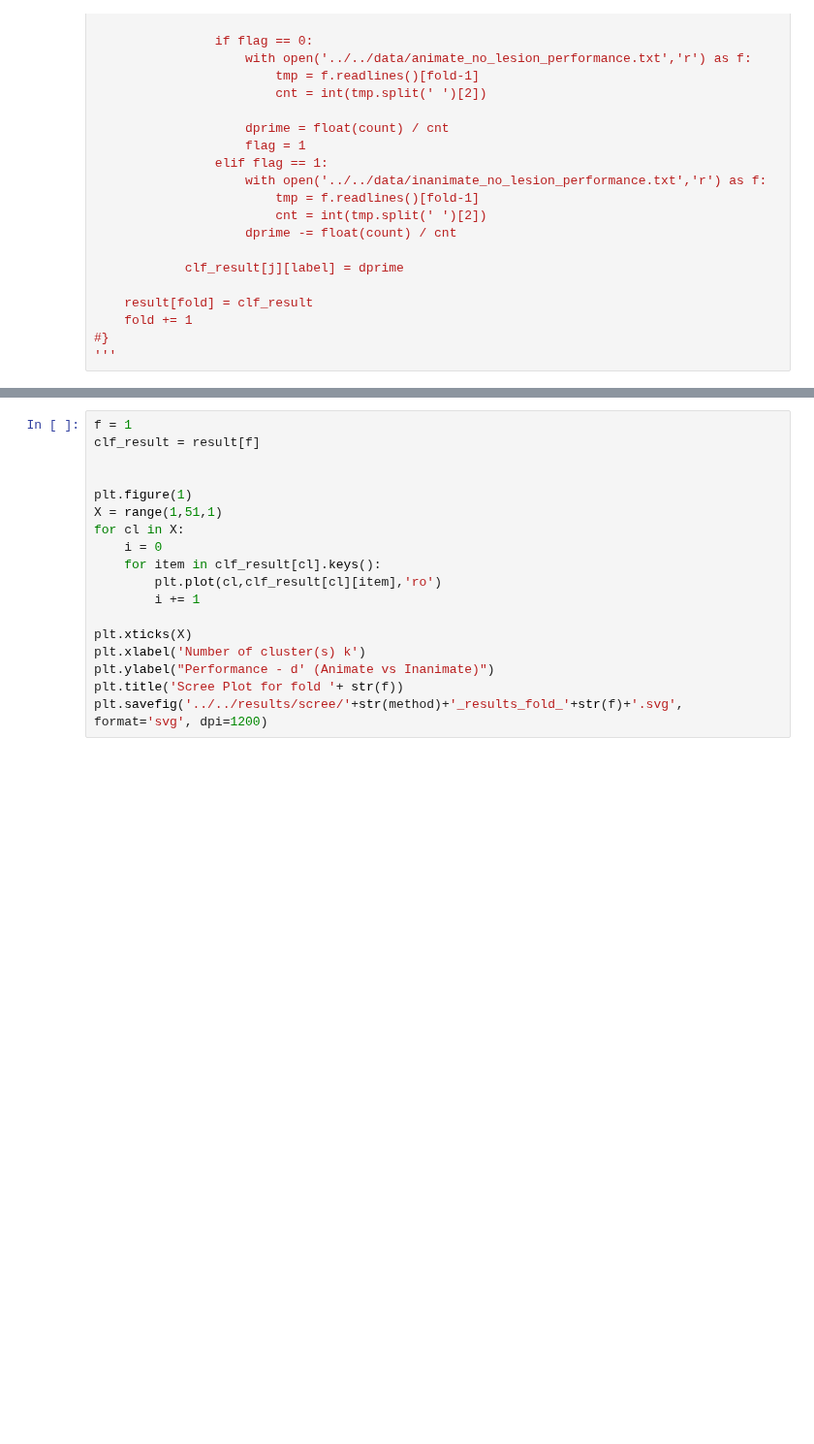
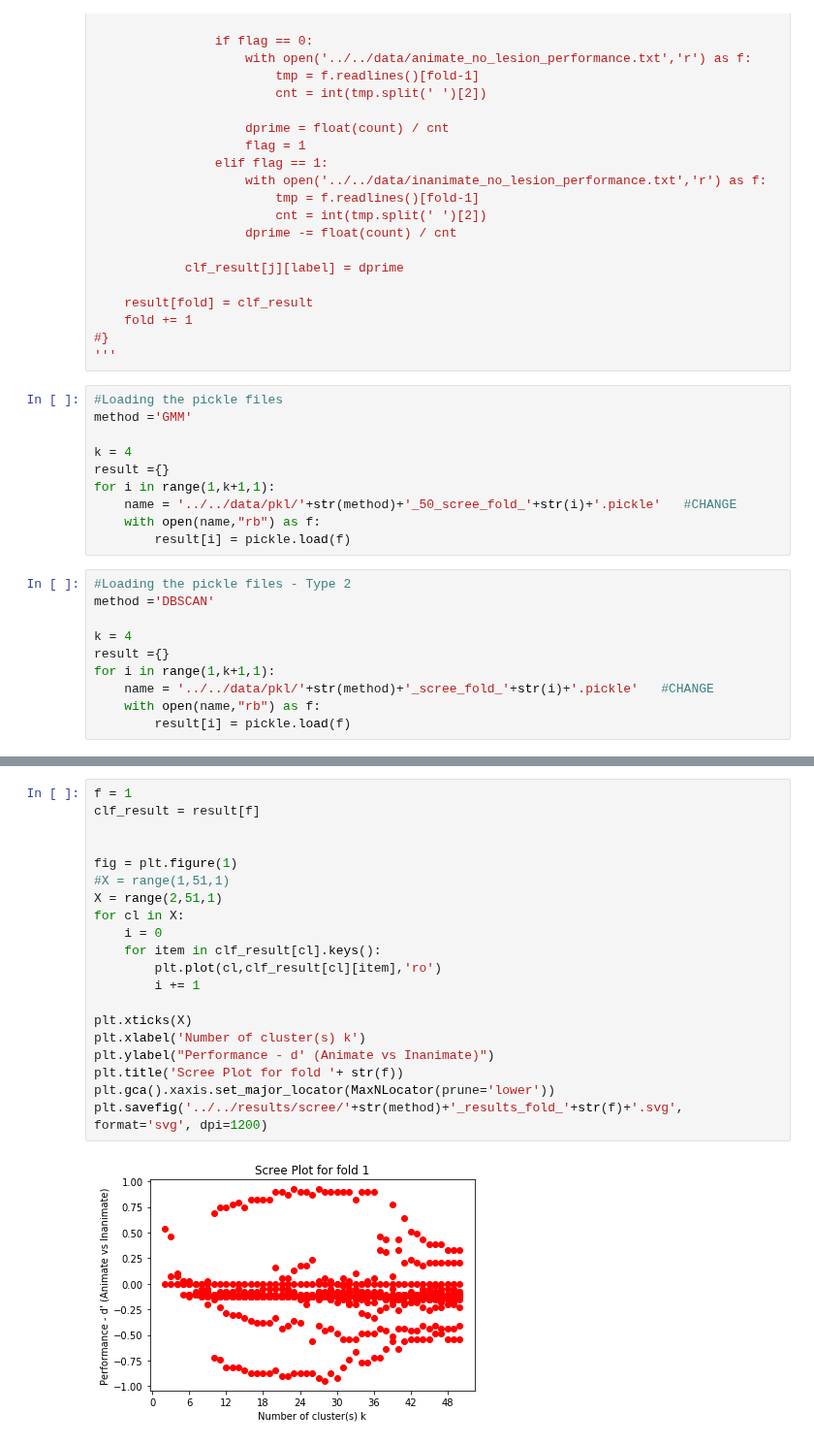
Before and after one commit to SNaGLab/Cognitive-Parcellation, a Jupyter notebook: code/models/alexnet_step_1.ipynb, the cells around one changed output, grey strips where cells are left out. Shown at 97% size. Saved outputs shown, nothing was run; the diff lists cells and outputs as text; blank space fills up the shorter version.

Commit message:
Added results

```diff
--- a/code/models/alexnet_step_1.ipynb
+++ b/code/models/alexnet_step_1.ipynb
@@ -836,3 +831,23 @@ for i in range(k):
     fold += 1
 #}
 '''
+# %%
+#Loading the pickle files
+method ='GMM'
+
+k = 4
+result ={}
+for i in range(1,k+1,1):
+    name = '../../data/pkl/'+str(method)+'_50_scree_fold_'+str(i)+'.pickle'   #CHANGE
+    with open(name,"rb") as f:
+        result[i] = pickle.load(f)
+# %%
+#Loading the pickle files - Type 2
+method ='DBSCAN'
+
+k = 4
+result ={}
+for i in range(1,k+1,1):
+    name = '../../data/pkl/'+str(method)+'_scree_fold_'+str(i)+'.pickle'   #CHANGE
+    with open(name,"rb") as f:
+        result[i] = pickle.load(f)
@@ -841,21 +894,25 @@ result[1]
 # %%
 f = 1
 clf_result = result[f]
 
 
-plt.figure(1)
-X = range(1,51,1)
+fig = plt.figure(1)
+#X = range(1,51,1)
+X = range(2,51,1)
 for cl in X:
     i = 0
     for item in clf_result[cl].keys():
         plt.plot(cl,clf_result[cl][item],'ro')
         i += 1
 
 plt.xticks(X)
 plt.xlabel('Number of cluster(s) k')
 plt.ylabel("Performance - d' (Animate vs Inanimate)")
 plt.title('Scree Plot for fold '+ str(f))
+plt.gca().xaxis.set_major_locator(MaxNLocator(prune='lower'))
 plt.savefig('../../results/scree/'+str(method)+'_results_fold_'+str(f)+'.svg', format='svg', dpi=1200)
+# %% [output]
+[figure, added]
 # %%
 f = 2
 clf_result = result[f]
```
Also changed, not shown: parts of 14 cells of this notebook, 49 other files.
